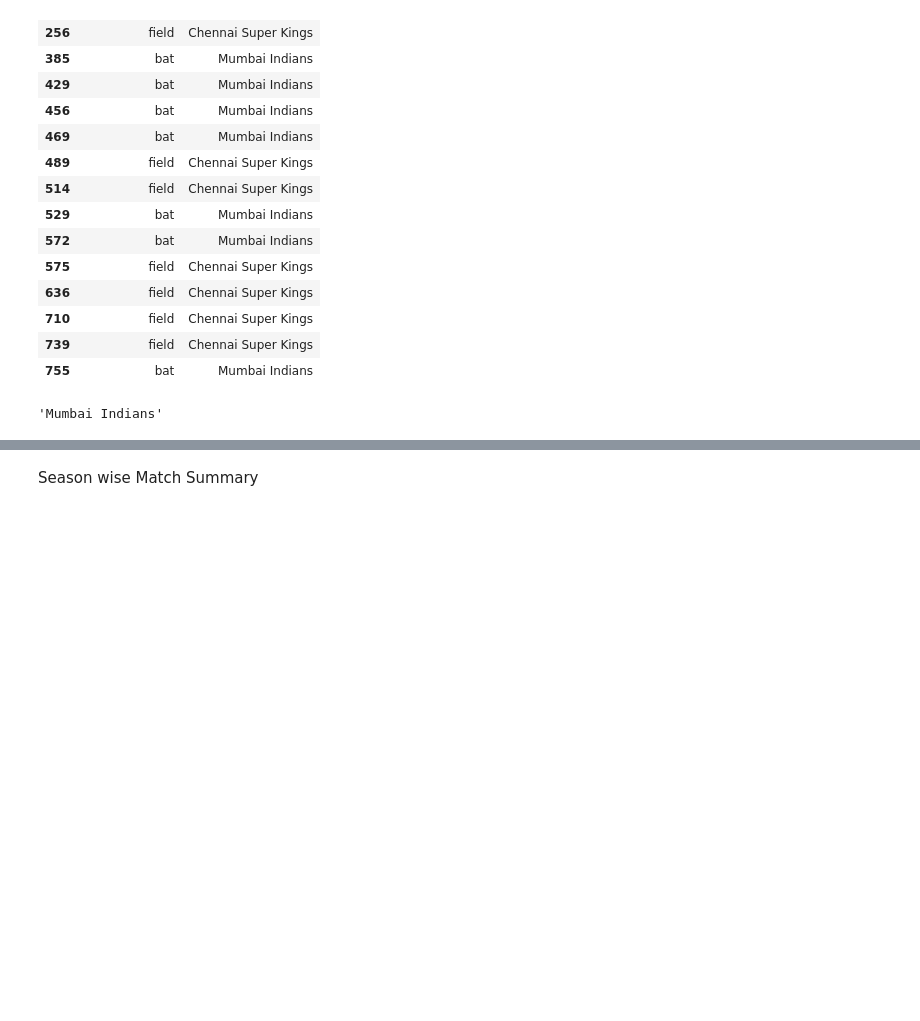
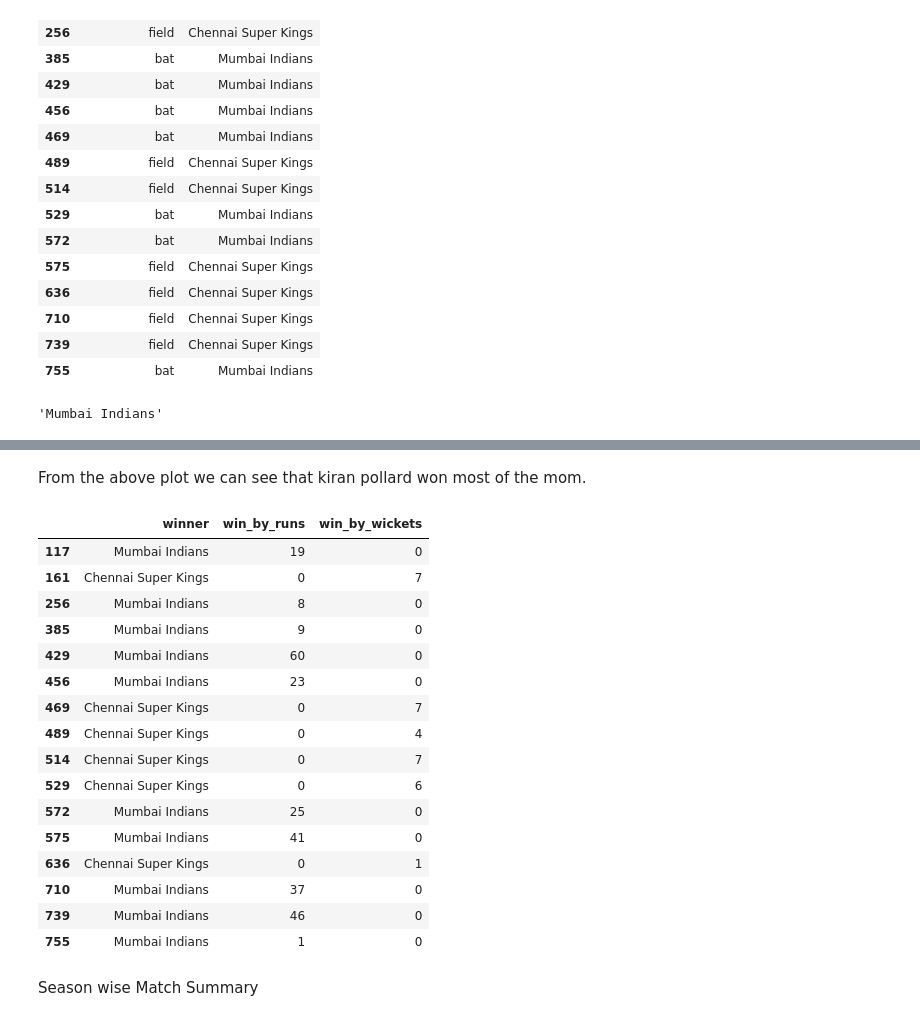
Before and after one commit to mukesh1996-ds/IPL-EDA, a Jupyter notebook: notebook.ipynb, the cells around one changed output, grey strips where cells are left out. Cells and saved outputs as stored; diff of their text form; code cells hidden in the pictures; blank space fills up the shorter version.

```diff
--- a/notebook.ipynb
+++ b/notebook.ipynb
@@ -434,8 +402,29 @@ mom =csk_mi['player_of_match'].value_counts()
 mom.iplot(kind='bar',xTitle='Player',yTitle='count',title='recieved the mom in two teams')
 # %% [output]
 [interactive output not drawn]
+# %% [markdown]
+From the above plot we can see that kiran pollard won most of the mom.
 # %%
-win=csk_mi[['winner','win_by_runs','win_by_wickets']]
+win=csk_vs_mi[['winner','win_by_runs','win_by_wickets']]
+win
+# %% [output]
+|  | winner | win_by_runs | win_by_wickets |
+| 117 | Mumbai Indians | 19 | 0 |
+| 161 | Chennai Super Kings | 0 | 7 |
+| 256 | Mumbai Indians | 8 | 0 |
+| 385 | Mumbai Indians | 9 | 0 |
+| 429 | Mumbai Indians | 60 | 0 |
+| 456 | Mumbai Indians | 23 | 0 |
+| 469 | Chennai Super Kings | 0 | 7 |
+| 489 | Chennai Super Kings | 0 | 4 |
+| 514 | Chennai Super Kings | 0 | 7 |
+| 529 | Chennai Super Kings | 0 | 6 |
+| 572 | Mumbai Indians | 25 | 0 |
+| 575 | Mumbai Indians | 41 | 0 |
+| 636 | Chennai Super Kings | 0 | 1 |
+| 710 | Mumbai Indians | 37 | 0 |
+| 739 | Mumbai Indians | 46 | 0 |
+| 755 | Mumbai Indians | 1 | 0 |
 # %% [markdown]
 Season wise Match Summary
 # %%
```
Also changed, not shown: parts of 6 cells of this notebook.
